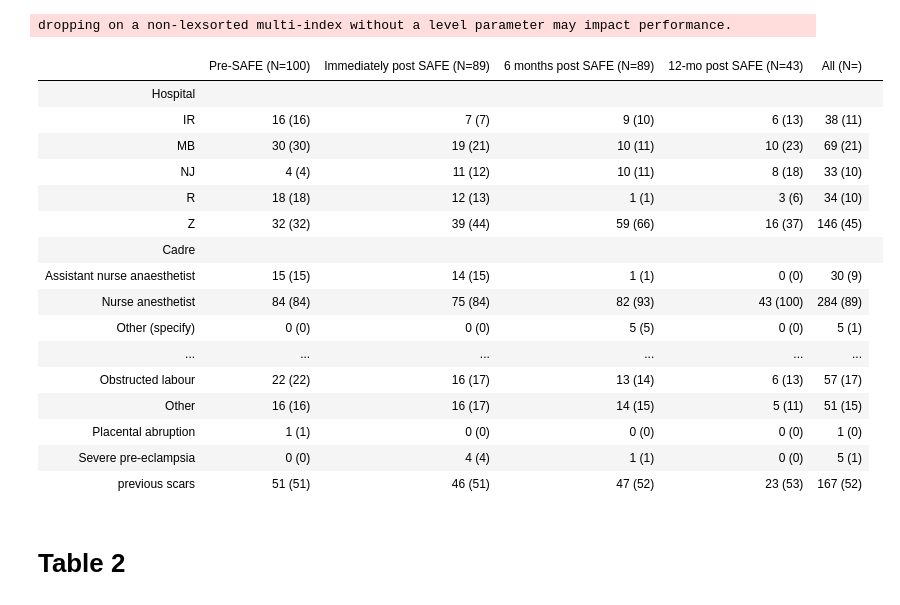
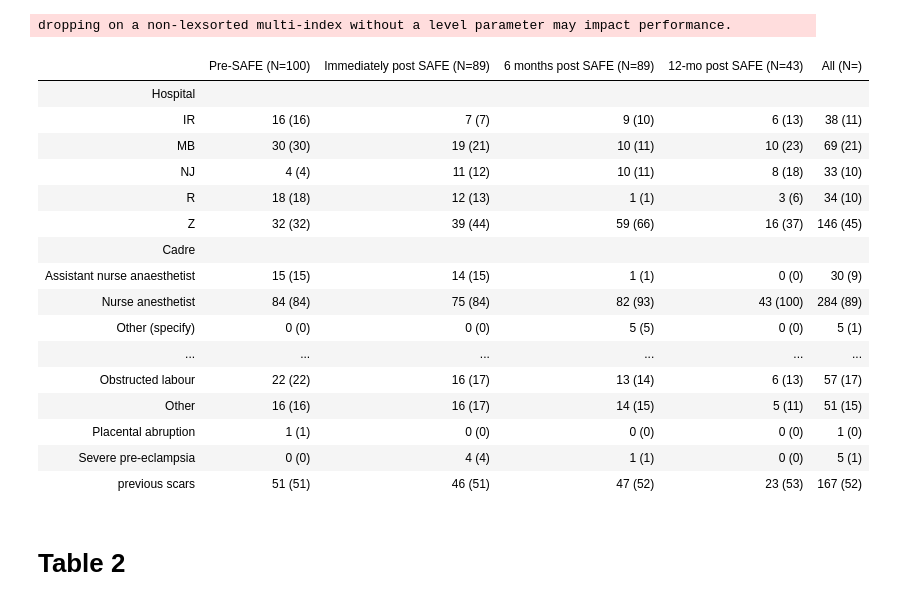
Before and after one commit to lawtj/safe, a Jupyter notebook: safe_evaluation.ipynb, the cells around one changed output. Cells and saved outputs as stored; diff of their text form; code cells hidden in the pictures.

```diff
--- a/safe_evaluation.ipynb
+++ b/safe_evaluation.ipynb
@@ -2282,41 +2282,41 @@ table_str='''
     </thead>
 
     <tbody>
         {% for section, label in zip(indexorder, sectionlabels) %}
             <tr class='section-break'>
-                <td colspan=7>{{label}} </td>
+                <td colspan=6>{{label}} </td>
             </tr>
                 {% for index, row in ta[ta['tabletype']==section].sort_values(by='level_1', ascending=True).iterrows() %}
                 <tr>
                 <td> {{row['level_1'].item() }} </td>
                     {% for phase in phaselist %}
                         <td class='left-solid'> {{row[phase]['n']|int}} ({{(row[phase]['%']*100)|int}}) </td>
                     {% endfor %}
                 </tr>
                 {% endfor %}
         {% endfor %}
     </tbody>
 
 </table>
 </html>
 
 '''
 
 template=Template(table_str)
 
 with open('table1.html', "w") as text_file:
     print(template.render(phaselist = phaselist, indexorder=indexorder,sectionlabels=sectionlabels, ta=ta, zip=zip, df=df), file=text_file)
 
 HTML(template.render(phaselist = phaselist, indexorder=indexorder,sectionlabels=sectionlabels, ta=ta, zip=zip, df=df))
 # %% [output]
 |  | Pre-SAFE (N=100) | Immediately post SAFE (N=89) | 6 months post SAFE (N=89) | 12-mo post SAFE (N=43) | All (N=) |
-| Hospital |  |  |  |  |  |  |
+| Hospital |  |  |  |  |  |
 | IR | 16 (16) | 7 (7) | 9 (10) | 6 (13) | 38 (11) |
 | MB | 30 (30) | 19 (21) | 10 (11) | 10 (23) | 69 (21) |
 | NJ | 4 (4) | 11 (12) | 10 (11) | 8 (18) | 33 (10) |
 | R | 18 (18) | 12 (13) | 1 (1) | 3 (6) | 34 (10) |
 | Z | 32 (32) | 39 (44) | 59 (66) | 16 (37) | 146 (45) |
-| Cadre |  |  |  |  |  |  |
+| Cadre |  |  |  |  |  |
 | Assistant nurse anaesthetist | 15 (15) | 14 (15) | 1 (1) | 0 (0) | 30 (9) |
 | Nurse anesthetist | 84 (84) | 75 (84) | 82 (93) | 43 (100) | 284 (89) |
 | Other (specify) | 0 (0) | 0 (0) | 5 (5) | 0 (0) | 5 (1) |
```
Also changed, not shown: 3 other files.
